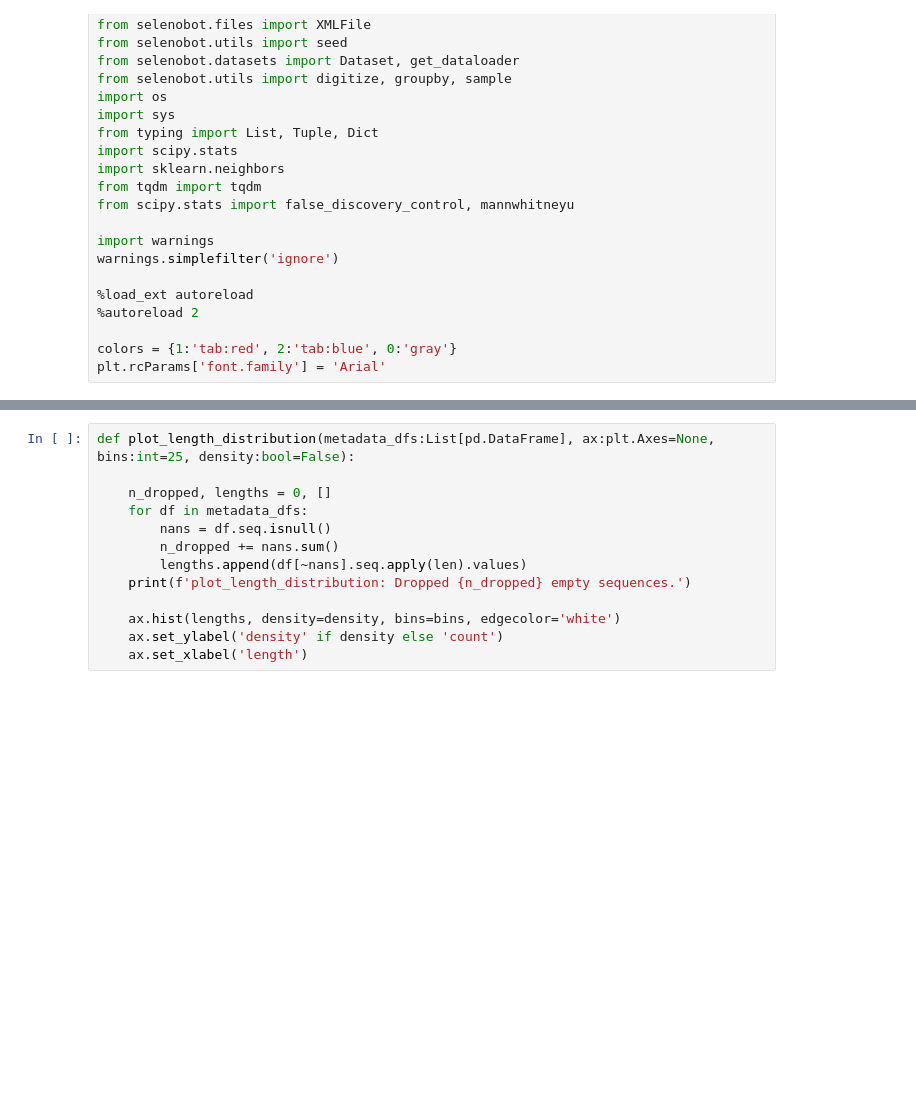
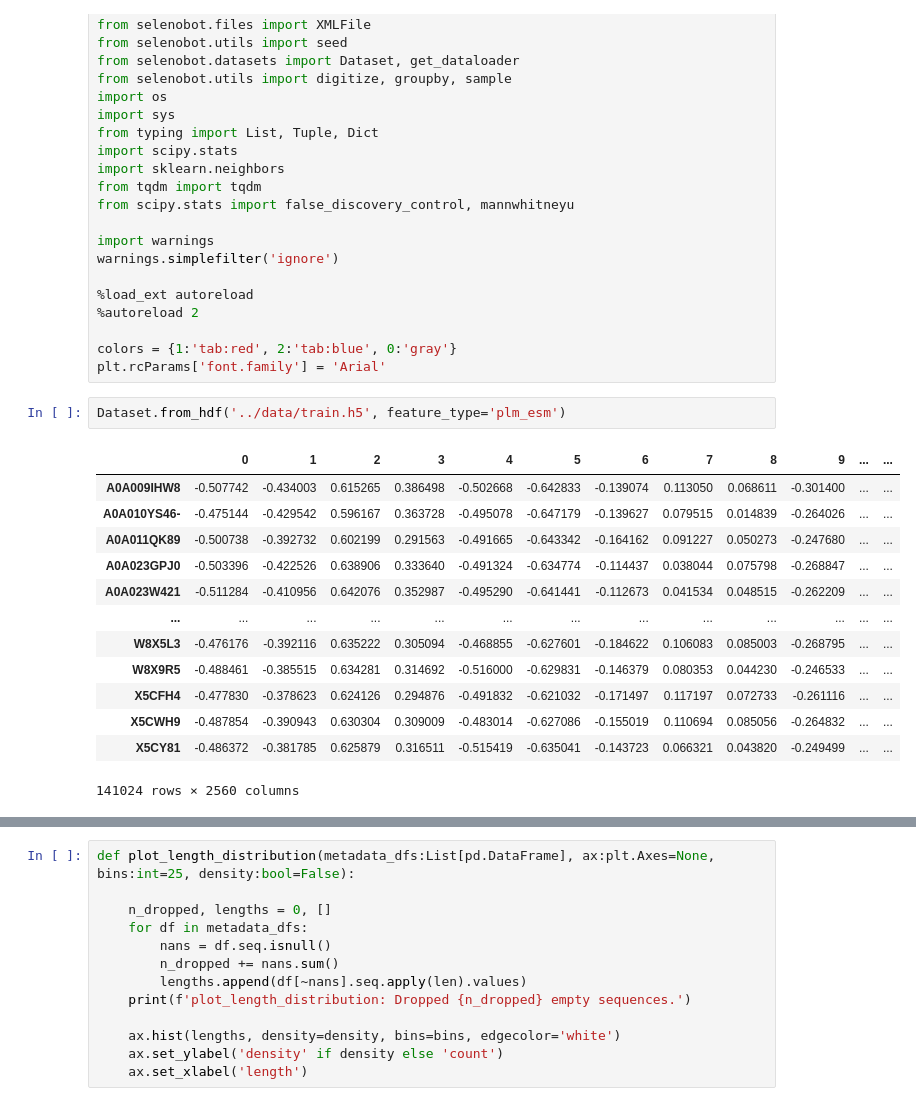
Before and after one commit to pipparichter/selenobot, a Jupyter notebook: notebooks/datasets.ipynb, the cells around one changed output, grey strips where cells are left out. Saved outputs shown, nothing was run; the diff lists cells and outputs as text; blank space fills up the shorter version.

```diff
--- a/notebooks/datasets.ipynb
+++ b/notebooks/datasets.ipynb
@@ -24,3 +24,19 @@ warnings.simplefilter('ignore')
 
 colors = {1:'tab:red', 2:'tab:blue', 0:'gray'}
 plt.rcParams['font.family'] = 'Arial'
+# %%
+Dataset.from_hdf('../data/train.h5', feature_type='plm_esm')
+# %% [output]
+|  | 0 | 1 | 2 | 3 | 4 | 5 | 6 | 7 | 8 | 9 | ... | ... |
+| A0A009IHW8 | -0.507742 | -0.434003 | 0.615265 | 0.386498 | -0.502668 | -0.642833 | -0.139074 | 0.113050 | 0.068611 | -0.301400 | ... | ... |
+| A0A010YS46- | -0.475144 | -0.429542 | 0.596167 | 0.363728 | -0.495078 | -0.647179 | -0.139627 | 0.079515 | 0.014839 | -0.264026 | ... | ... |
+| A0A011QK89 | -0.500738 | -0.392732 | 0.602199 | 0.291563 | -0.491665 | -0.643342 | -0.164162 | 0.091227 | 0.050273 | -0.247680 | ... | ... |
+| A0A023GPJ0 | -0.503396 | -0.422526 | 0.638906 | 0.333640 | -0.491324 | -0.634774 | -0.114437 | 0.038044 | 0.075798 | -0.268847 | ... | ... |
+| A0A023W421 | -0.511284 | -0.410956 | 0.642076 | 0.352987 | -0.495290 | -0.641441 | -0.112673 | 0.041534 | 0.048515 | -0.262209 | ... | ... |
+| ... | ... | ... | ... | ... | ... | ... | ... | ... | ... | ... | ... | ... |
+| W8X5L3 | -0.476176 | -0.392116 | 0.635222 | 0.305094 | -0.468855 | -0.627601 | -0.184622 | 0.106083 | 0.085003 | -0.268795 | ... | ... |
+| W8X9R5 | -0.488461 | -0.385515 | 0.634281 | 0.314692 | -0.516000 | -0.629831 | -0.146379 | 0.080353 | 0.044230 | -0.246533 | ... | ... |
+| X5CFH4 | -0.477830 | -0.378623 | 0.624126 | 0.294876 | -0.491832 | -0.621032 | -0.171497 | 0.117197 | 0.072733 | -0.261116 | ... | ... |
+| X5CWH9 | -0.487854 | -0.390943 | 0.630304 | 0.309009 | -0.483014 | -0.627086 | -0.155019 | 0.110694 | 0.085056 | -0.264832 | ... | ... |
+| X5CY81 | -0.486372 | -0.381785 | 0.625879 | 0.316511 | -0.515419 | -0.635041 | -0.143723 | 0.066321 | 0.043820 | -0.249499 | ... | ... |
+141024 rows × 2560 columns
```
Also changed, not shown: parts of 1 cell of this notebook, 6 other files.
